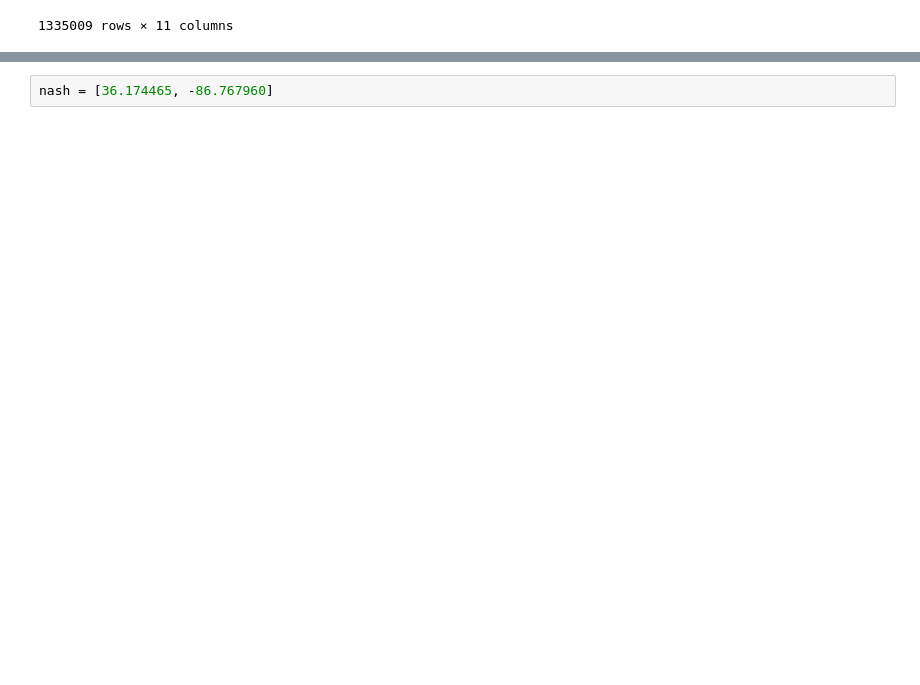
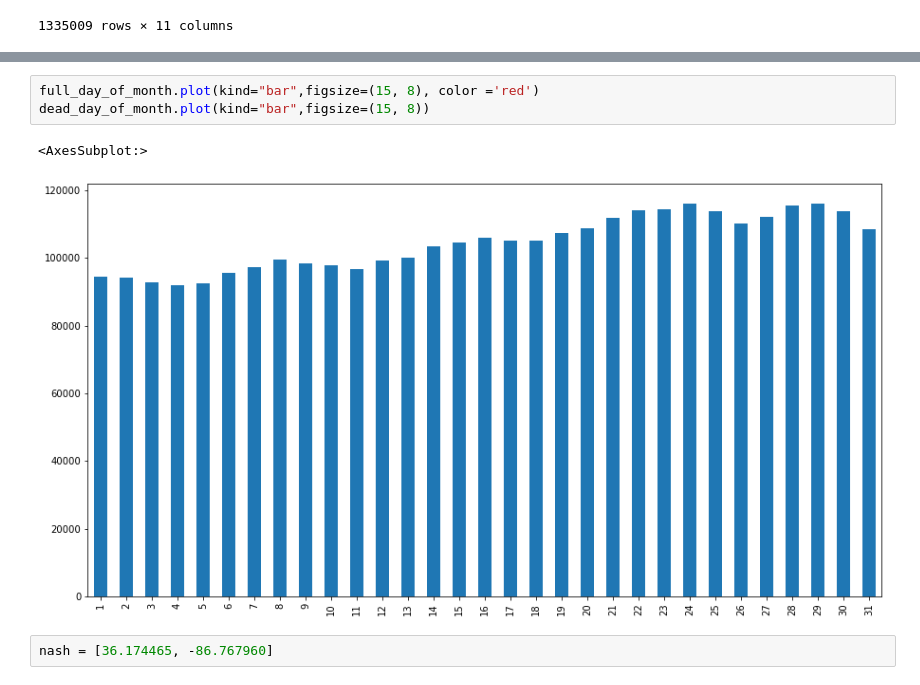
Before and after one commit to Quezadajl/nashville-scooters-project, a Jupyter notebook: notebooks/july.ipynb, the cells around one changed output, grey strips where cells are left out. Saved outputs shown, nothing was run; the diff lists cells and outputs as text; blank space fills up the shorter version.

```diff
--- a/notebooks/july.ipynb
+++ b/notebooks/july.ipynb
@@ -94,2 +288,8 @@ full_charge
+# %%
+full_day_of_month.plot(kind="bar",figsize=(15, 8), color ='red')
+dead_day_of_month.plot(kind="bar",figsize=(15, 8))
+# %% [output]
+<AxesSubplot:>
+[figure, added]
 # %%
 nash = [36.174465, -86.767960]
```
Also changed, not shown: parts of 17 cells of this notebook, 1 other file.
